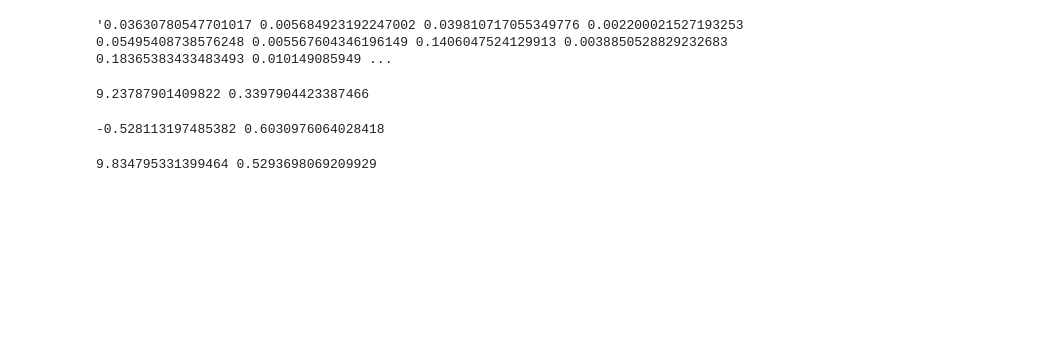
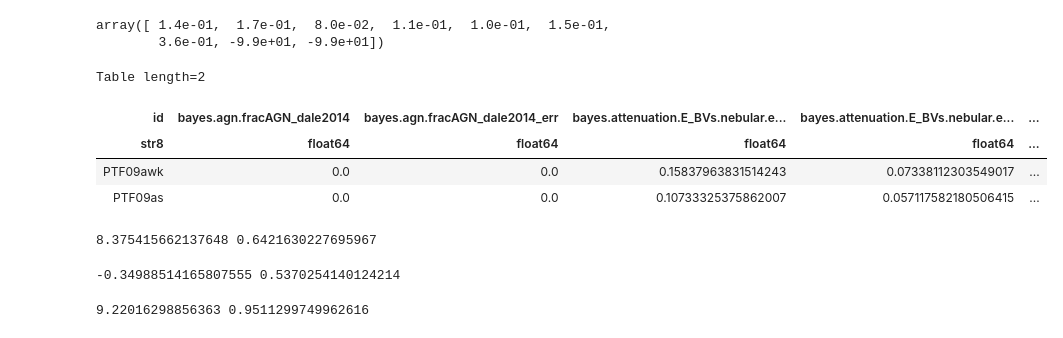
Before and after one commit to aswinsuresh24/sne_hosts, a Jupyter notebook: hosts.ipynb, the cells around one changed output. Cells and saved outputs as stored; diff of their text form; code cells hidden in the pictures; blank space fills up the shorter version.

```diff
--- a/hosts.ipynb
+++ b/hosts.ipynb
@@ -189,26 +196,34 @@ ptf09awk
-# %%
-line = [f'{i} {j}' for i, j in zip(awkflux, awkfluxerr)]
-' '.join(line)
-# %% [output]
-'0.03630780547701017 0.005684923192247002 0.039810717055349776 0.002200021527193253 0.05495408738576248 0.005567604346196149 0.1406047524129913 0.0038850528829232683 0.18365383433483493 0.010149085949 ...
+# %%
+awkerr
+# %% [output]
+array([ 1.4e-01,  1.7e-01,  8.0e-02,  1.1e-01,  1.0e-01,  1.5e-01,
+        3.6e-01, -9.9e+01, -9.9e+01])
 # %%
-hdul = fits.open('sn2018bcc/out/results.fits')
+hdul = fits.open('ptfccsne/out/results.fits')
 results = Table(hdul[1].data)
+# %%
+results
+# %% [output]
+Table length=2
+| id | bayes.agn.fracAGN_dale2014 | bayes.agn.fracAGN_dale2014_err | bayes.attenuation.E_BVs.nebular.e... | bayes.attenuation.E_BVs.nebular.e... | ... |
+| str8 | float64 | float64 | float64 | float64 | ... |
+| PTF09awk | 0.0 | 0.0 | 0.15837963831514243 | 0.07338112303549017 | ... |
+| PTF09as | 0.0 | 0.0 | 0.10733325375862007 | 0.057117582180506415 | ... |
 # %%
-m_star, m_star_err = results['bayes.stellar.m_star'].value[0], results['bayes.stellar.m_star_err'].value[0]
+m_star, m_star_err = results['bayes.stellar.m_star'].value[1], results['bayes.stellar.m_star_err'].value[1]
 log_m_star, log_m_star_err = np.log10(m_star), m_star_err/m_star
 print(log_m_star, log_m_star_err)
 # %% [output]
-9.23787901409822 0.3397904423387466
+8.375415662137648 0.6421630227695967
 # %%
-sfh, sfh_err = results['bayes.sfh.sfr'].value[0], results['bayes.sfh.sfr_err'].value[0]
+sfh, sfh_err = results['bayes.sfh.sfr'].value[1], results['bayes.sfh.sfr_err'].value[1]
 log_sfh, log_sfh_err = np.log10(sfh), sfh_err/sfh
 print(log_sfh, log_sfh_err)
 # %% [output]
--0.528113197485382 0.6030976064028418
+-0.34988514165807555 0.5370254140124214
 # %%
-age, age_err = results['bayes.sfh.age'].value[0]*1e6, results['bayes.sfh.age_err'].value[0]*1e6
+age, age_err = results['bayes.sfh.age'].value[1]*1e6, results['bayes.sfh.age_err'].value[1]*1e6
 log_age, log_age_err = np.log10(age), age_err/age
 print(log_age, log_age_err)
 # %% [output]
-9.834795331399464 0.5293698069209929
+9.22016298856363 0.9511299749962616
```
Also changed, not shown: parts of 10 cells of this notebook, 16 other files.
